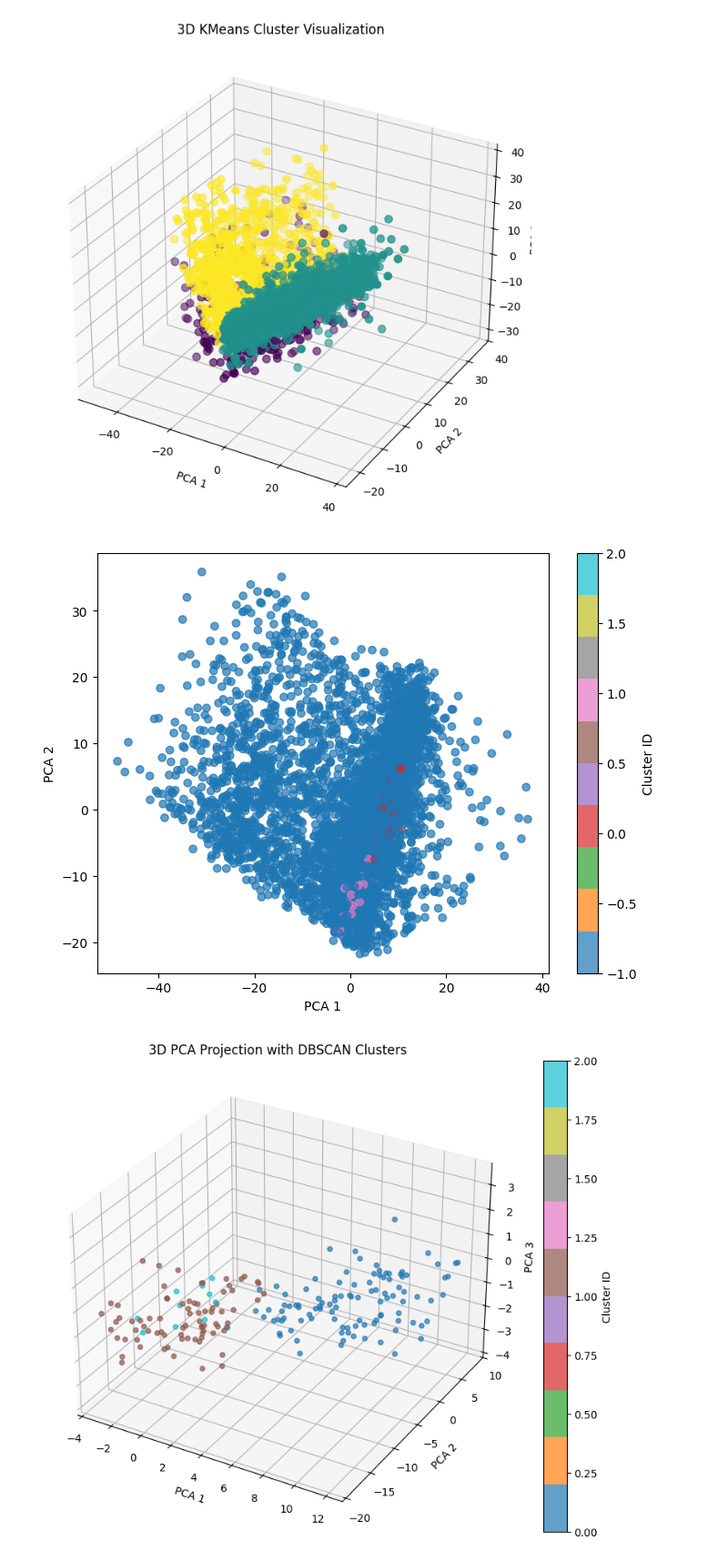
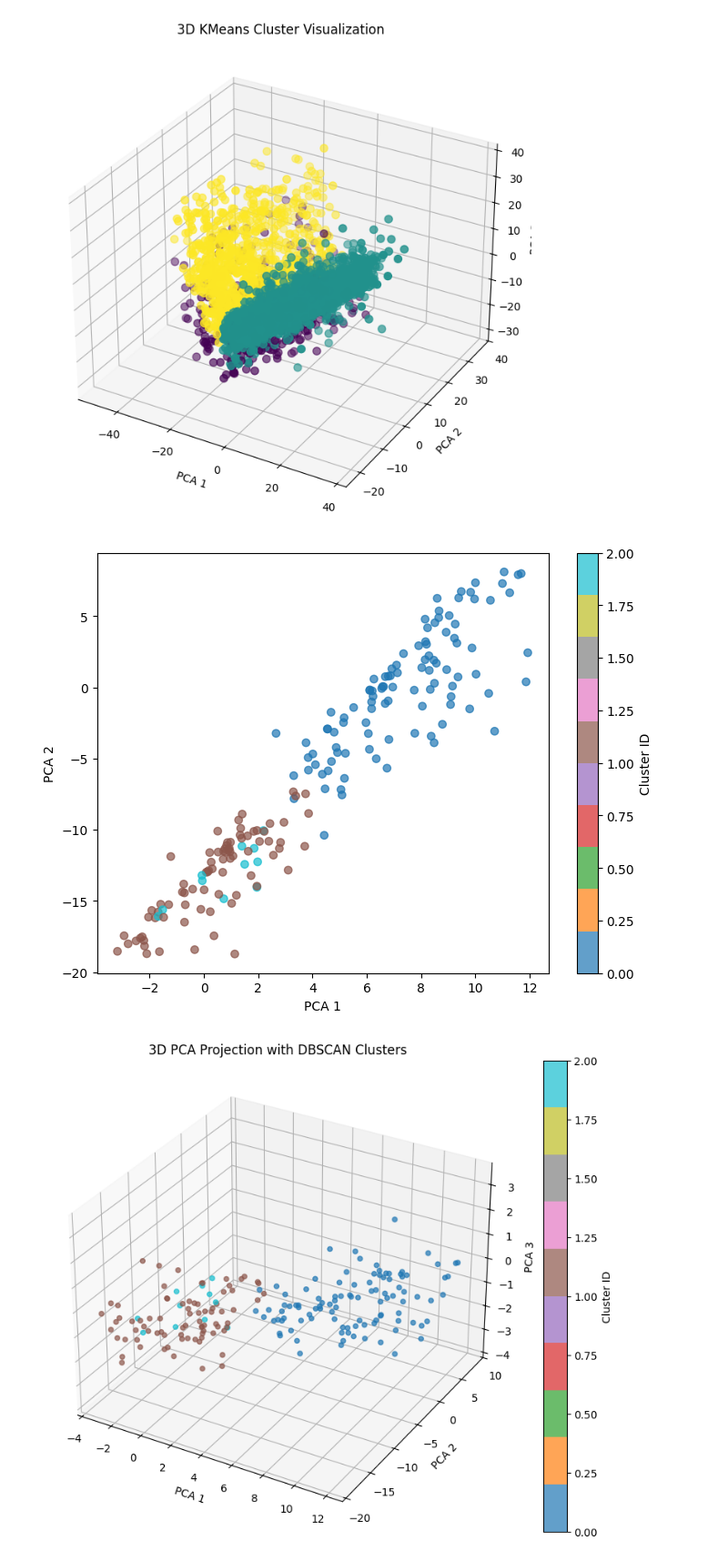
Before and after one commit to samroska/milestone-2-siads-696, a Jupyter notebook: Clustering - All Features.ipynb, the cells around one changed output. Shown at 91% size. Drawn from its saved outputs; the diff is of its cells as text; code cells hidden in the pictures.

```diff
--- a/Clustering - All Features.ipynb
+++ b/Clustering - All Features.ipynb
@@ -88,19 +88,23 @@ plt.show()
 # %%
 dbscan_df = df.copy()
 dbscan = DBSCAN(eps=7, min_samples=10)
 labels_db = dbscan.fit_predict(dbscan_df)
 
 pca = PCA(n_components=2)
 X_pca = pca.fit_transform(dbscan_df)
 
+mask = labels != -1
+X_pca_filtered = X_pca[mask]
+labels_filtered = labels_db[mask]
+
 plt.figure(figsize=(8, 6))
-plt.scatter(X_pca[:, 0], X_pca[:, 1], c=labels_db, cmap="tab10", alpha=0.7)
+plt.scatter(X_pca_filtered[:, 0], X_pca_filtered[:, 1], c=labels_filtered, cmap="tab10", alpha=0.7)
 plt.xlabel("PCA 1")
 plt.ylabel("PCA 2")
 plt.colorbar(label="Cluster ID")
 plt.show()
 # %% [output]
-[figure, old version]
+[figure, new version]
 # %%
 dbscan_df2 = df.copy()
 dbscan2 = DBSCAN(eps=7, min_samples=10)
```
Also changed, not shown: parts of 7 cells of this notebook.
